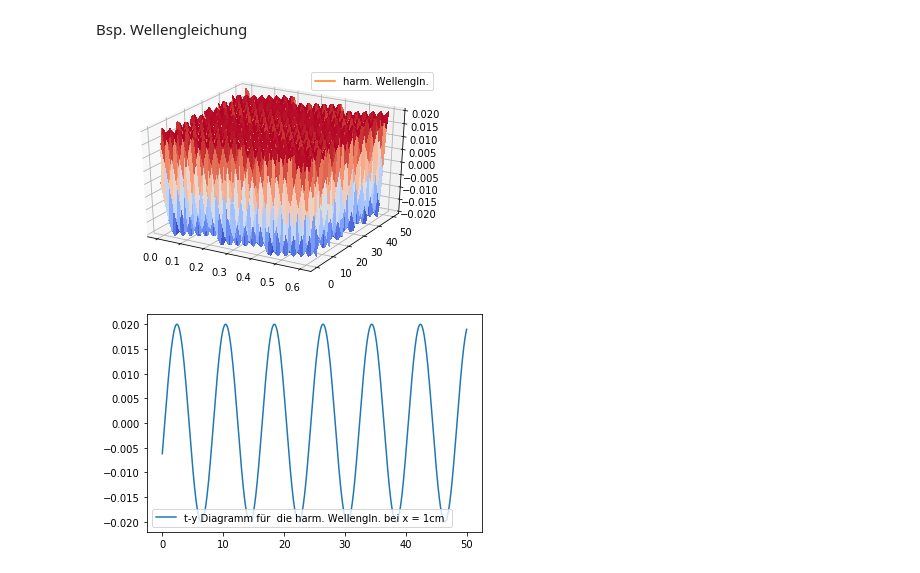
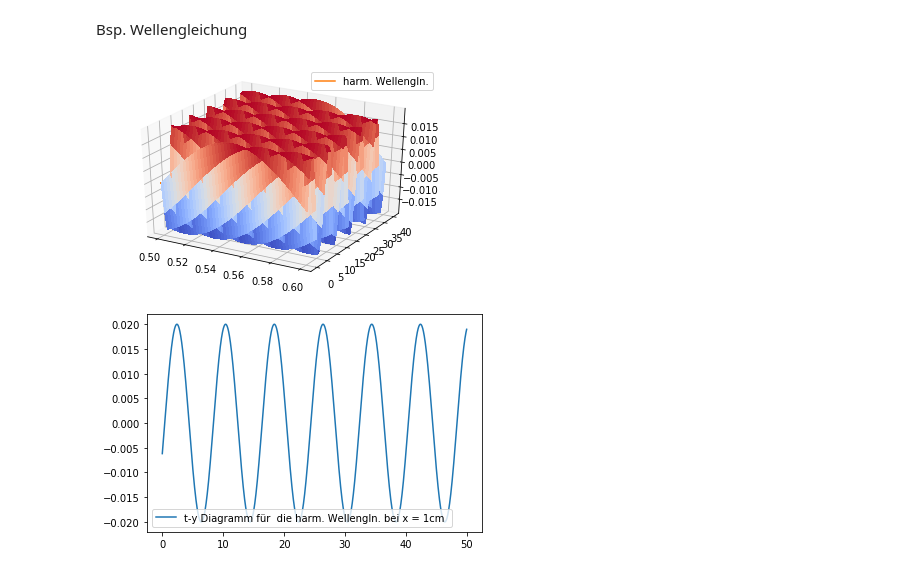
Before and after one commit to plaquette/Jupyter_FMS, a Jupyter notebook: Physik/03_Wellengleichung.ipynb, the cells around one changed output. Cells and saved outputs as stored; diff of their text form; code cells hidden in the pictures.

```diff
--- a/Physik/03_Wellengleichung.ipynb
+++ b/Physik/03_Wellengleichung.ipynb
@@ -3,30 +3,29 @@ Bsp. Wellengleichung
 # %%
 import matplotlib.pyplot as plt
 from matplotlib import cm
 import numpy as np
+from mpl_toolkits.mplot3d import Axes3D
+
 %matplotlib inline
 
 ymax = 0.02
 TT = 8
 lam = 0.2
 
-x,t = np.meshgrid(np.linspace(0, 0.6), np.linspace(0, 50))
+x,t = np.meshgrid(np.linspace(0.5, 0.6), np.linspace(0, 40))
 
 
 y = ymax * np.sin(2*np.pi * (t/TT - x/lam))
 
 ax = plt.figure().gca(projection='3d')
 ax.plot_surface(x, t, y, cmap=cm.coolwarm, linewidth=0, antialiased=False)
 
-#ax.plot_wireframe(x,t,y)
-#[Sin[1/0.002*x], {x, 0, 1/360 \[Pi]}]
-
 plt.plot(x,y)
 
 plt.legend(['harm. Wellengln.'])
 plt.show()
 # %% [output]
-[figure, old version]
+[figure, new version]
 # %%
 %matplotlib inline
 
```
